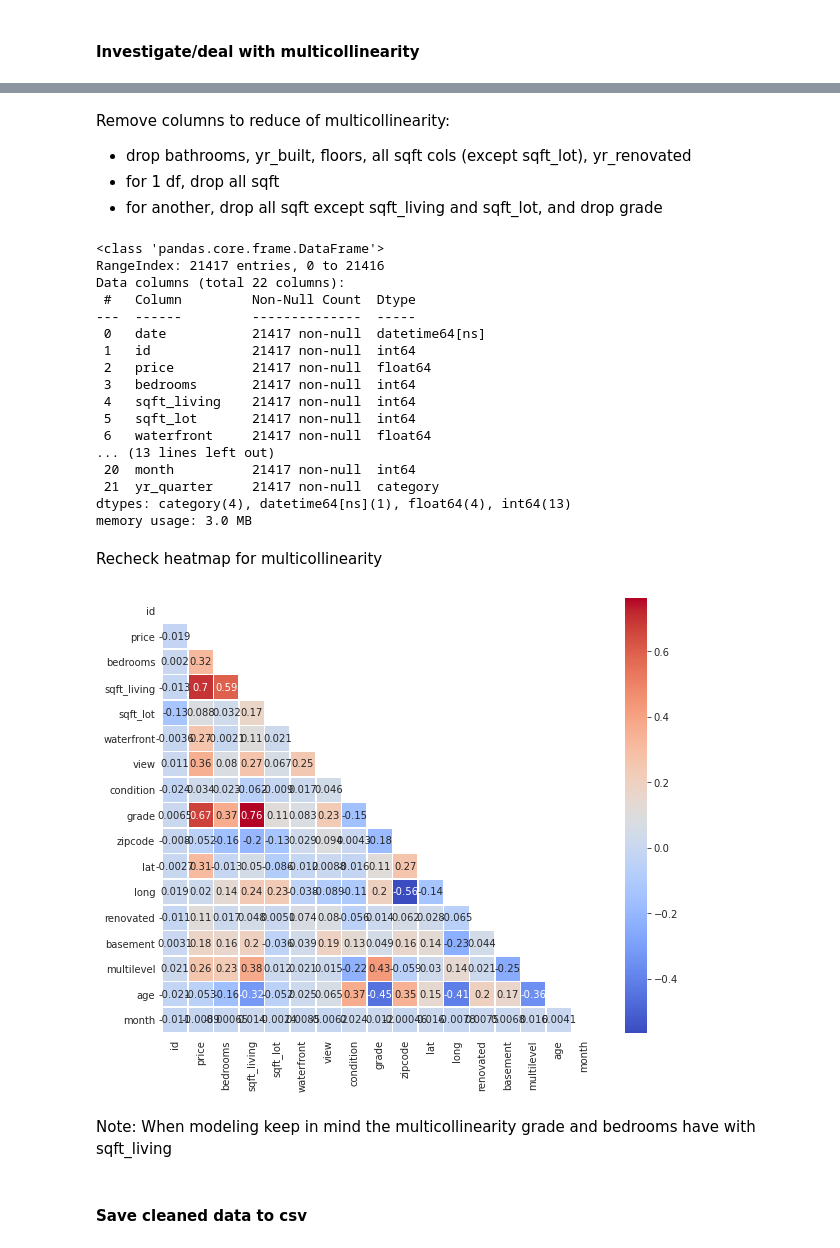
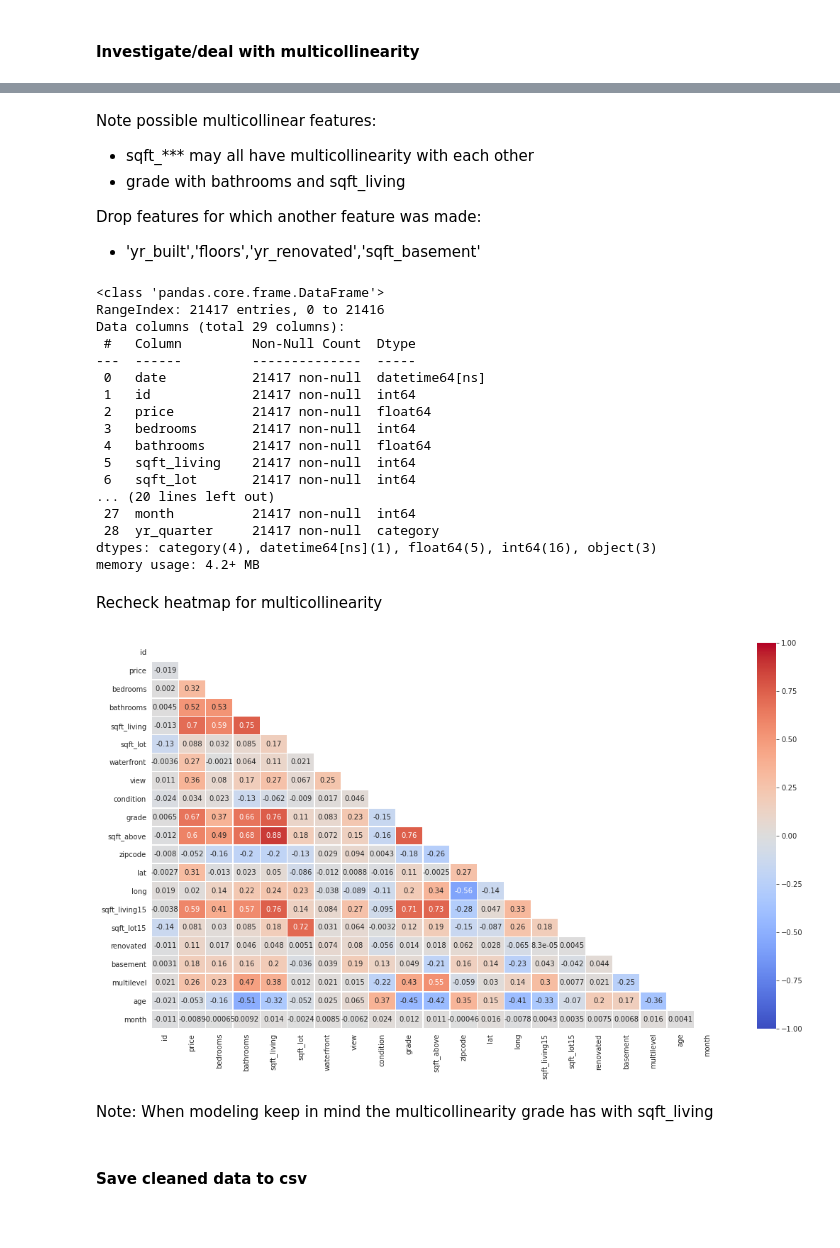
Before and after one commit to MartinReyesDS/Regression-Analysis-Project, a Jupyter notebook: Obtaining_and_cleaning_data.ipynb, the cells around one changed output, grey strips where cells are left out. Saved outputs shown, nothing was run; the diff lists cells and outputs as text; code cells hidden in the pictures; blank space fills up the shorter version.

```diff
--- a/Obtaining_and_cleaning_data.ipynb
+++ b/Obtaining_and_cleaning_data.ipynb
@@ -377,0 +386,14 @@ df['grade_bin'] = pd.cut(df['grade'], bins=[0,6,7,8,100], labels=['below_average
+# %%
+df['lat_long'] = list(zip(df.lat, df.long))
+# %%
+df['quadrant'] = df['lat_long'].apply(lambda x: 'NW' if (x[0]>= 47.5) & (x[1]< -122.2)
+                                    else ('NE' if (x[0]>= 47.5) & (x[1]>= -122.2)
+                                    else ('SW' if (x[0]< 47.5) & (x[1]< -122.2) else 'SE')))
+df['nrth_sth'] = df['lat_long'].apply(lambda x: 'N' if (x[0]>= 47.5) else 'S')
+
+# ('NE' if (x[0]>= 47.5) & (x[1]>= -122.1 else 'SW'))
+# ('SW' if (x[0]< 47.5) & (x[1]< -122.1 else 'SE')
+# df['sector_NW'] = df['lat_long'].apply(lambda x: 1 if (x[0]>= 47.5) & (x[1]< -122.1) else 0) # NW
+# df['sector_NE'] = df['lat_long'].apply(lambda x: 1 if (x[0]>= 47.5) & (x[1]>= -122.1) else 0) # NE
+# df['sector_SW'] = df['lat_long'].apply(lambda x: 1 if (x[0]< 47.5) & (x[1]< -122.1) else 0) # SW
+# df['sector_SE'] = df['lat_long'].apply(lambda x: 1 if (x[0]< 47.5) & (x[1]>= -122.1) else 0) # SE
@@ -439,7 +482,7 @@ df.corr()
 mask = np.zeros_like(df.corr())
 mask[np.triu_indices_from(mask)] = True
 with sns.axes_style("white"):
-    f, ax = plt.subplots(figsize=(15, 10))
+    f, ax = plt.subplots(figsize=(18, 10))
     ax = sns.heatmap(df.corr(), mask=mask, cmap='coolwarm',
-                     linewidths=.5, square=True, annot=True)
+                     linewidths=.5, annot=True, vmin = -1, vmax=1)
 # %% [output]
@@ -447,43 +490,45 @@ with sns.axes_style("white"):
-# %% [markdown]
-Remove columns to reduce of multicollinearity:
-- drop bathrooms, yr_built, floors, all sqft cols (except sqft_lot), yr_renovated
-- for 1 df, drop all sqft
-- for another, drop all sqft except sqft_living and sqft_lot, and drop grade
+# %% [markdown]
+Note possible multicollinear features:
+- sqft_*** may all have multicollinearity with each other
+- grade with bathrooms and sqft_living
+
+Drop features for which another feature was made:
+- 'yr_built','floors','yr_renovated','sqft_basement'
 # %%
-df_clean = df.drop(['bathrooms','sqft_living15','sqft_lot15', 'yr_built',
-                      'yr_renovated','sqft_above','floors','sqft_basement'], axis=1)
+df_clean = df.drop(['yr_built','floors',
+                    'yr_renovated','sqft_basement'], axis=1)
 df_clean.info()
 # %% [output]
 <class 'pandas.core.frame.DataFrame'>
 RangeIndex: 21417 entries, 0 to 21416
-Data columns (total 22 columns):
+Data columns (total 29 columns):
  #   Column         Non-Null Count  Dtype
 ---  ------         --------------  -----
  0   date           21417 non-null  datetime64[ns]
  1   id             21417 non-null  int64
  2   price          21417 non-null  float64
  3   bedrooms       21417 non-null  int64
- 4   sqft_living    21417 non-null  int64
- 5   sqft_lot       21417 non-null  int64
- 6   waterfront     21417 non-null  float64
-... (13 lines left out)
- 20  month          21417 non-null  int64
- 21  yr_quarter     21417 non-null  category
-dtypes: category(4), datetime64[ns](1), float64(4), int64(13)
-memory usage: 3.0 MB
+ 4   bathrooms      21417 non-null  float64
+ 5   sqft_living    21417 non-null  int64
+ 6   sqft_lot       21417 non-null  int64
+... (20 lines left out)
+ 27  month          21417 non-null  int64
+ 28  yr_quarter     21417 non-null  category
+dtypes: category(4), datetime64[ns](1), float64(5), int64(16), object(3)
+memory usage: 4.2+ MB
 # %% [markdown]
 Recheck heatmap for multicollinearity
 # %%
 mask = np.zeros_like(df_clean.corr())
 mask[np.triu_indices_from(mask)] = True
 with sns.axes_style("white"):
-    f, ax = plt.subplots(figsize=(10, 8))
+    f, ax = plt.subplots(figsize=(18, 10))
     ax = sns.heatmap(df_clean.corr(), mask=mask, cmap='coolwarm',
-                     linewidths=.5, square=True, annot=True)
+                     linewidths=.5, annot=True, vmin = -1, vmax=1)
 # %% [output]
-[figure, old version]
+[figure, new version]
 # %% [markdown]
-Note: When modeling keep in mind the multicollinearity grade and bedrooms have with sqft_living
+Note: When modeling keep in mind the multicollinearity grade has with sqft_living
 # %% [markdown]
 #### Save cleaned data to csv
 # %%
```
Also changed, not shown: parts of 15 cells of this notebook, 7 other files.
